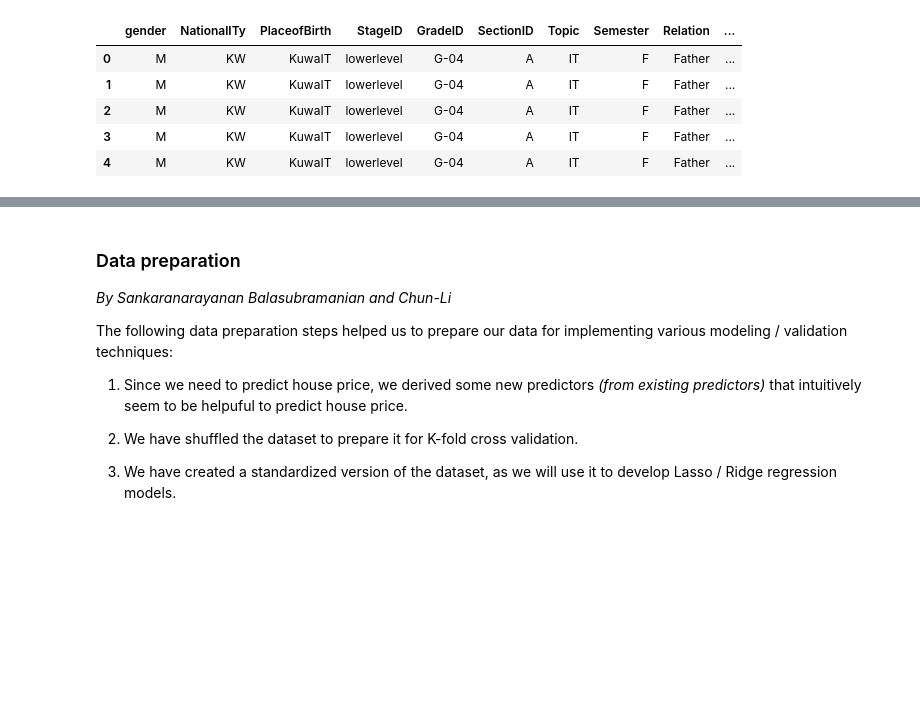
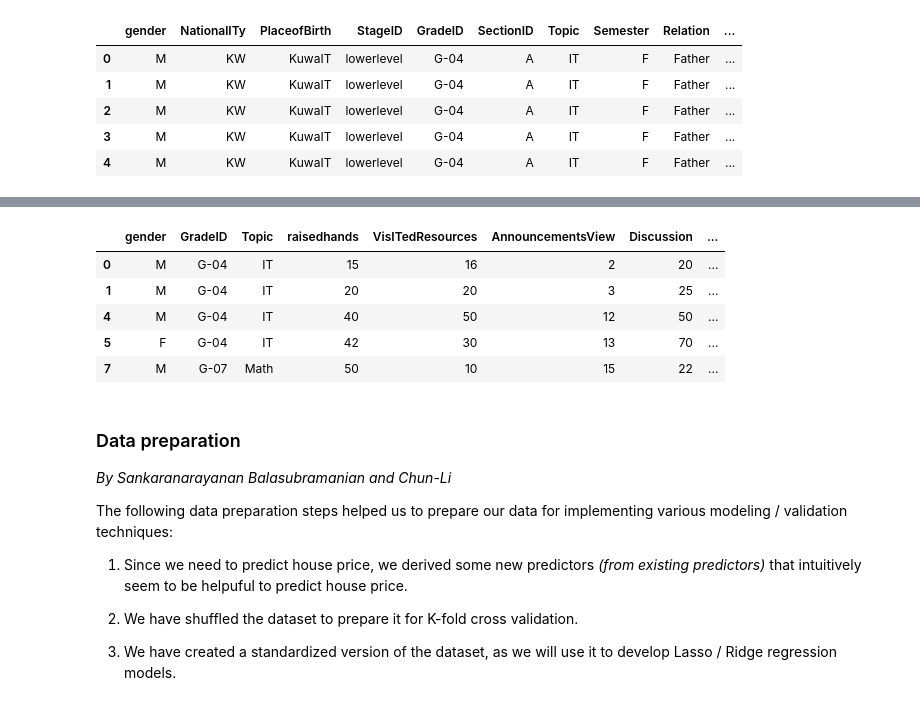
Before and after one commit to wchen952/STAT-303-2-Project, a Jupyter notebook: 303_2_Project_Code.ipynb, the cells around one changed output, grey strips where cells are left out. Cells and saved outputs as stored; diff of their text form; code cells hidden in the pictures; blank space fills up the shorter version.

```diff
--- a/303_2_Project_Code.ipynb
+++ b/303_2_Project_Code.ipynb
@@ -113,3 +178,14 @@ edu_train.head(5)
+# %%
+#This makes the class an official response variable
+edu_train['Class'].replace(to_replace = {'M': 0, 'H': 1}, inplace = True)
+edu_train.head(5)
+# %% [output]
+|  | gender | GradeID | Topic | raisedhands | VisITedResources | AnnouncementsView | Discussion | ... |
+| 0 | M | G-04 | IT | 15 | 16 | 2 | 20 | ... |
+| 1 | M | G-04 | IT | 20 | 20 | 3 | 25 | ... |
+| 4 | M | G-04 | IT | 40 | 50 | 12 | 50 | ... |
+| 5 | F | G-04 | IT | 42 | 30 | 13 | 70 | ... |
+| 7 | M | G-07 | Math | 50 | 10 | 15 | 22 | ... |
 # %% [markdown]
 ### Data preparation
 *By Sankaranarayanan Balasubramanian and Chun-Li*
```
Also changed, not shown: parts of 5 cells of this notebook.
